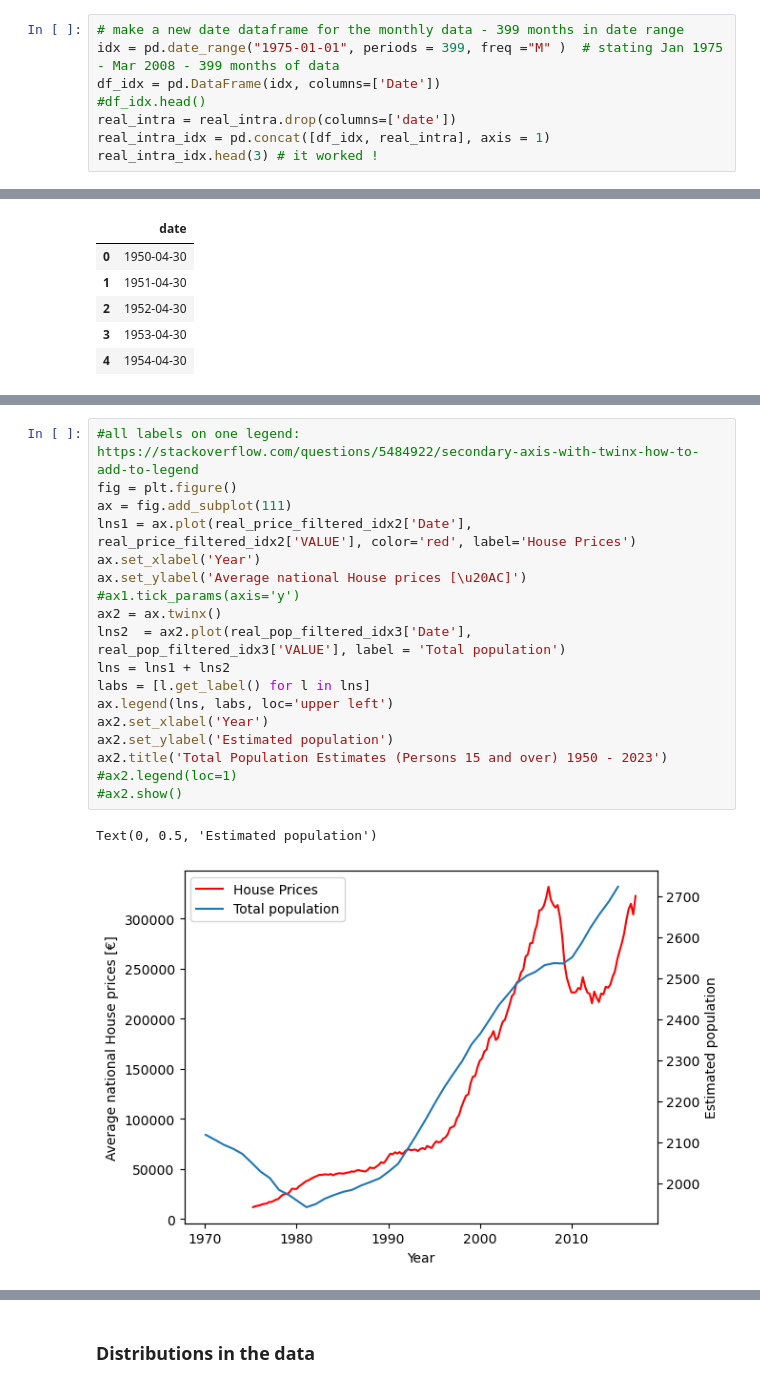
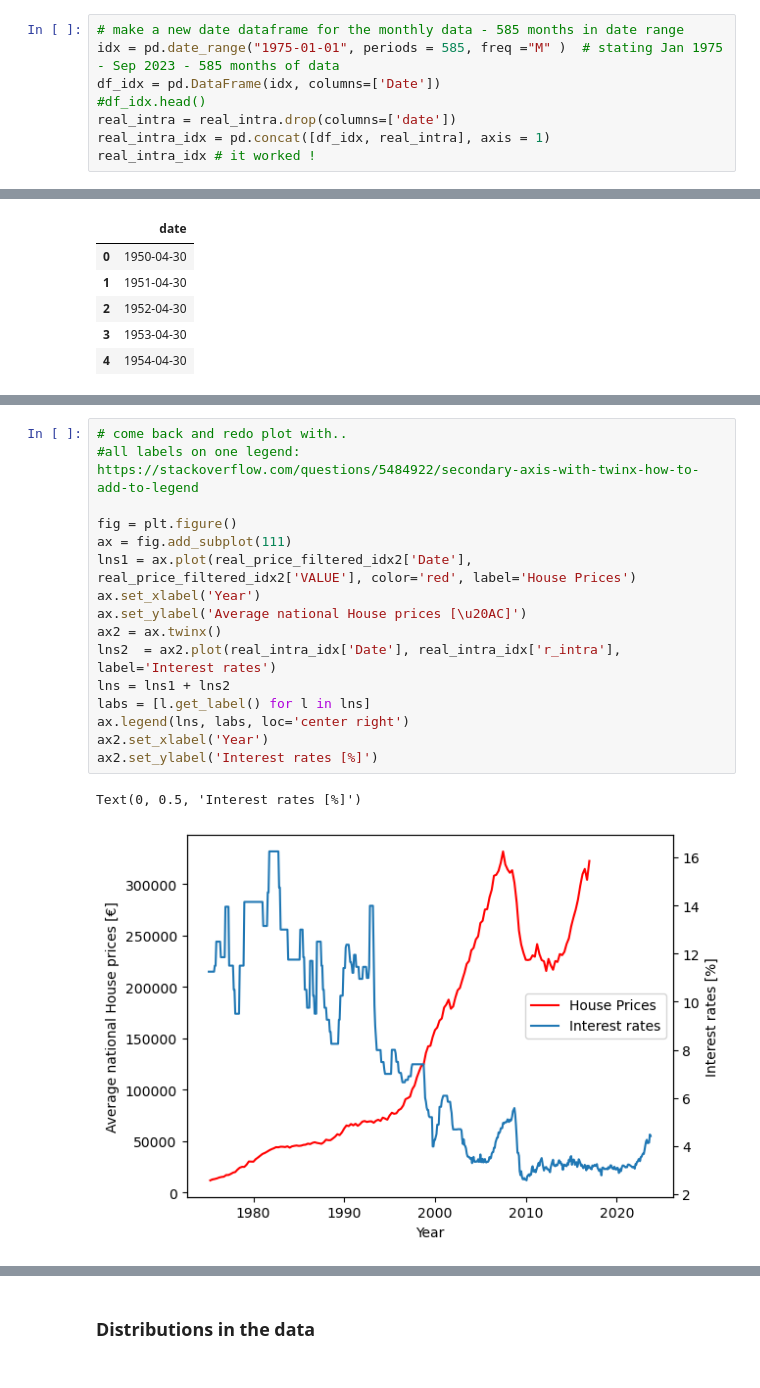
Before and after one commit to shanekeenan/prog_data_analysis, a Jupyter notebook: project1/project1.ipynb, the cells around one changed output, grey strips where cells are left out. Saved outputs shown, nothing was run; the diff lists cells and outputs as text.

Commit message:
plotting data time series.. gathering more data.. never ending !

```diff
--- a/project1/project1.ipynb
+++ b/project1/project1.ipynb
@@ -161,11 +161,11 @@ real_intra
 # %%
-# make a new date dataframe for the monthly data - 399 months in date range
-idx = pd.date_range("1975-01-01", periods = 399, freq ="M" )  # stating Jan 1975 - Mar 2008 - 399 months of data
+# make a new date dataframe for the monthly data - 585 months in date range
+idx = pd.date_range("1975-01-01", periods = 585, freq ="M" )  # stating Jan 1975 - Sep 2023 - 585 months of data
 df_idx = pd.DataFrame(idx, columns=['Date'])
 #df_idx.head()
 real_intra = real_intra.drop(columns=['date'])
 real_intra_idx = pd.concat([df_idx, real_intra], axis = 1)
-real_intra_idx.head(3) # it worked !
+real_intra_idx # it worked !
 # %% [output]
 |  | Date | r_intra |
 | 0 | 1975-01-31 | 11.25 |
@@ -407,21 +486,19 @@ Text(0.5, 0, 'Year')
 # %%
+# come back and redo plot with..
 #all labels on one legend:  https://stackoverflow.com/questions/5484922/secondary-axis-with-twinx-how-to-add-to-legend
+
 fig = plt.figure()
 ax = fig.add_subplot(111)
 lns1 = ax.plot(real_price_filtered_idx2['Date'], real_price_filtered_idx2['VALUE'], color='red', label='House Prices')
 ax.set_xlabel('Year')
 ax.set_ylabel('Average national House prices [\u20AC]')
-#ax1.tick_params(axis='y')
 ax2 = ax.twinx()
-lns2  = ax2.plot(real_pop_filtered_idx3['Date'], real_pop_filtered_idx3['VALUE'], label = 'Total population')
+lns2  = ax2.plot(real_intra_idx['Date'], real_intra_idx['r_intra'], label='Interest rates')
 lns = lns1 + lns2
 labs = [l.get_label() for l in lns]
-ax.legend(lns, labs, loc='upper left')
+ax.legend(lns, labs, loc='center right')
 ax2.set_xlabel('Year')
-ax2.set_ylabel('Estimated population')
-ax2.title('Total Population Estimates (Persons 15 and over) 1950 - 2023')
-#ax2.legend(loc=1)
-#ax2.show()
+ax2.set_ylabel('Interest rates [%]')
 # %% [output]
-Text(0, 0.5, 'Estimated population')
+Text(0, 0.5, 'Interest rates [%]')
-[figure, old version]
+[figure, new version]
```
Also changed, not shown: parts of 18 cells of this notebook, 2 other files.
